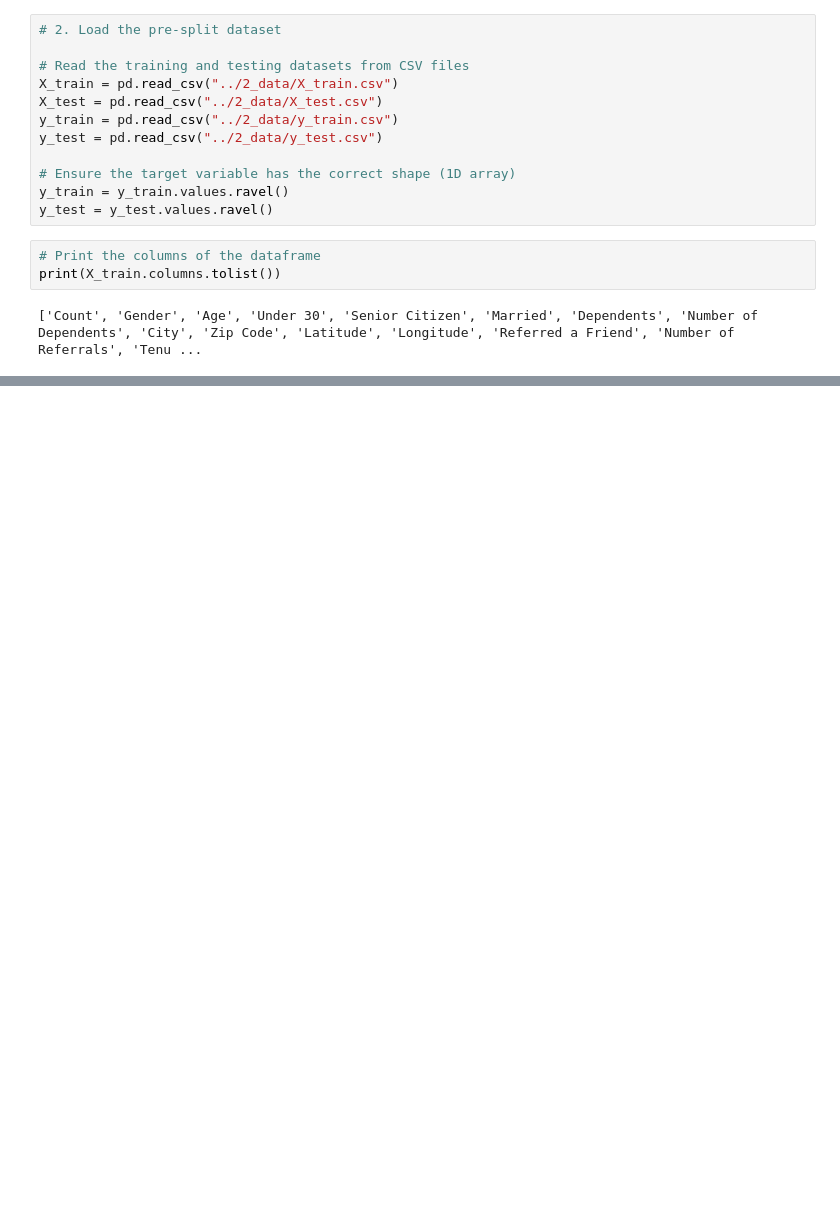
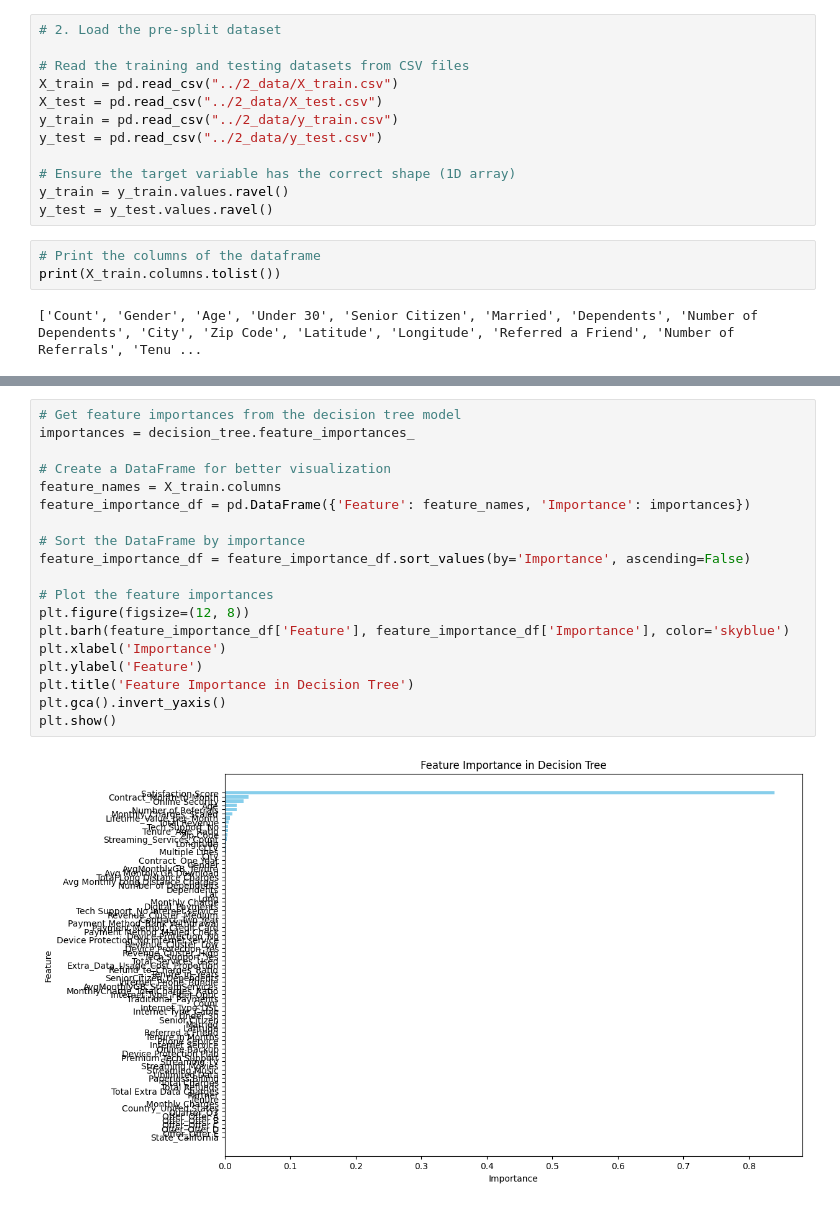
Before and after one commit to eelisee/telco-customer-churn, a Jupyter notebook: 4_analysis/4_Decision_Tree.ipynb, the cells around one changed output, grey strips where cells are left out. Drawn from its saved outputs; the diff is of its cells as text; blank space fills up the shorter version.

```diff
--- a/4_analysis/4_Decision_Tree.ipynb
+++ b/4_analysis/4_Decision_Tree.ipynb
@@ -151,0 +84,21 @@ Dropped features during cleaning: ['Count', 'Country_United States', 'State_Cali
+# %%
+# Get feature importances from the decision tree model
+importances = decision_tree.feature_importances_
+
+# Create a DataFrame for better visualization
+feature_names = X_train.columns
+feature_importance_df = pd.DataFrame({'Feature': feature_names, 'Importance': importances})
+
+# Sort the DataFrame by importance
+feature_importance_df = feature_importance_df.sort_values(by='Importance', ascending=False)
+
+# Plot the feature importances
+plt.figure(figsize=(12, 8))
+plt.barh(feature_importance_df['Feature'], feature_importance_df['Importance'], color='skyblue')
+plt.xlabel('Importance')
+plt.ylabel('Feature')
+plt.title('Feature Importance in Decision Tree')
+plt.gca().invert_yaxis()
+plt.show()
+# %% [output]
+[figure, added]
```
Also changed, not shown: parts of 7 cells of this notebook, 1 other file.
